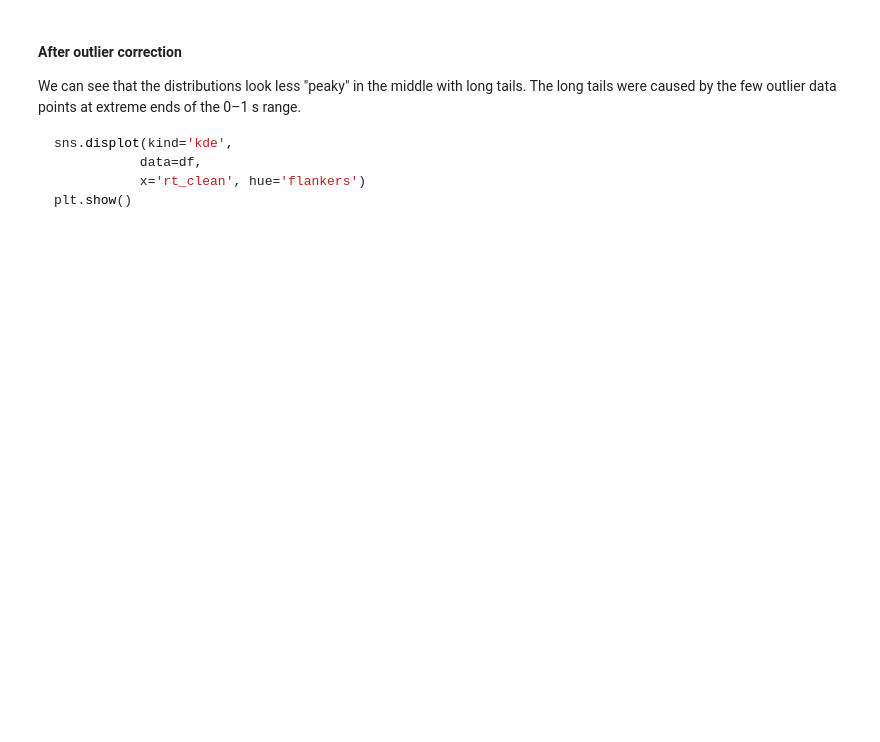
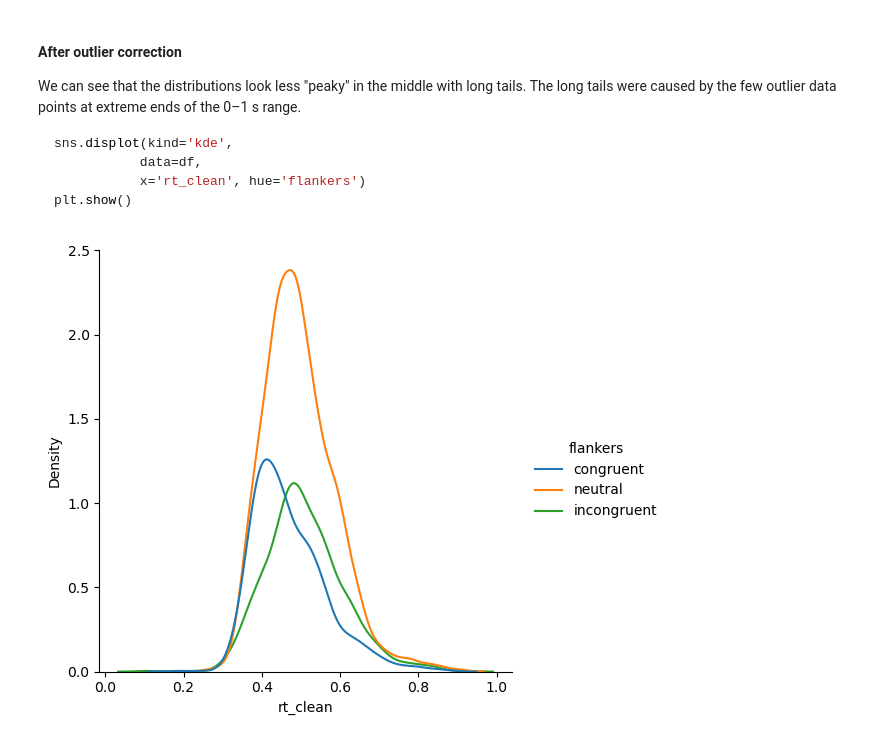
Before and after one commit to stochastic-bean/NDS_Ch5_Biostatistics, a Jupyter notebook: 2 - data_cleaning.ipynb, the cells around one changed output. Drawn from its saved outputs; the diff is of its cells as text; code cells hidden in the pictures; blank space fills up the shorter version.

```diff
--- a/2 - data_cleaning.ipynb
+++ b/2 - data_cleaning.ipynb
@@ -879,3 +906,10 @@ sns.displot(kind='kde',
            x='rt_clean', hue='flankers')
 plt.show()
 ~~~
+# %%
+sns.displot(kind='kde',
+           data=df,
+           x='rt_clean', hue='flankers')
+plt.show()
+# %% [output]
+[figure, added]
```
Also changed, not shown: parts of 15 cells of this notebook.
